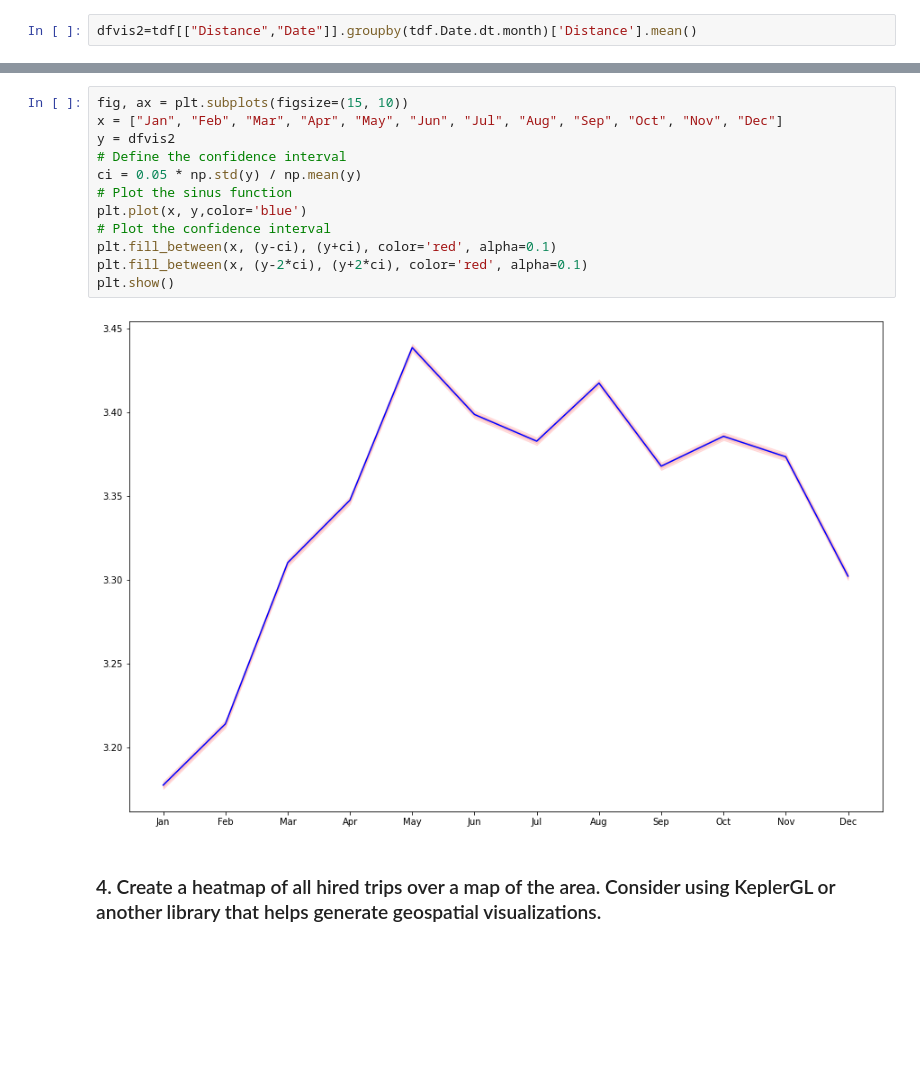
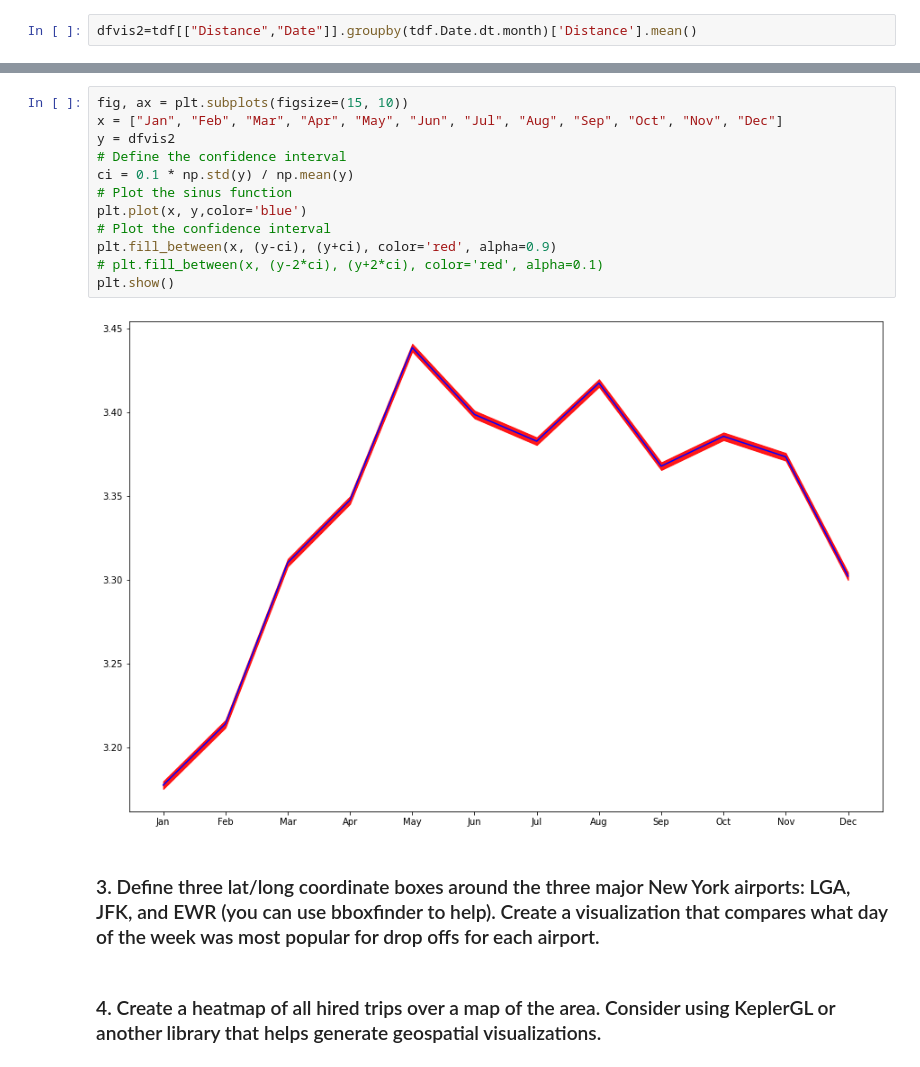
Before and after one commit to kunalsojatia/TFA_Taxi_Project, a Jupyter notebook: taxi.ipynb, the cells around one changed output, grey strips where cells are left out. Drawn from its saved outputs; the diff is of its cells as text; blank space fills up the shorter version.

```diff
--- a/taxi.ipynb
+++ b/taxi.ipynb
@@ -1036,17 +1046,19 @@ Name: Distance, dtype: float64
 # %%
 fig, ax = plt.subplots(figsize=(15, 10))
 x = ["Jan", "Feb", "Mar", "Apr", "May", "Jun", "Jul", "Aug", "Sep", "Oct", "Nov", "Dec"]
 y = dfvis2
 # Define the confidence interval
-ci = 0.05 * np.std(y) / np.mean(y)
+ci = 0.1 * np.std(y) / np.mean(y)
 # Plot the sinus function
 plt.plot(x, y,color='blue')
 # Plot the confidence interval
-plt.fill_between(x, (y-ci), (y+ci), color='red', alpha=0.1)
-plt.fill_between(x, (y-2*ci), (y+2*ci), color='red', alpha=0.1)
+plt.fill_between(x, (y-ci), (y+ci), color='red', alpha=0.9)
+# plt.fill_between(x, (y-2*ci), (y+2*ci), color='red', alpha=0.1)
 plt.show()
 # %% [output]
-[figure, old version]
+[figure, new version]
+# %% [markdown]
+### 3. Define three lat/long coordinate boxes around the three major New York airports: LGA, JFK, and EWR (you can use bboxfinder to help). Create a visualization that compares what day of the week was most popular for drop offs for each airport.
 # %% [markdown]
 ### 4. Create a heatmap of all hired trips over a map of the area. Consider using KeplerGL or another library that helps generate geospatial visualizations.
 # %%
```
Also changed, not shown: parts of 15 cells of this notebook, 2 other files.
